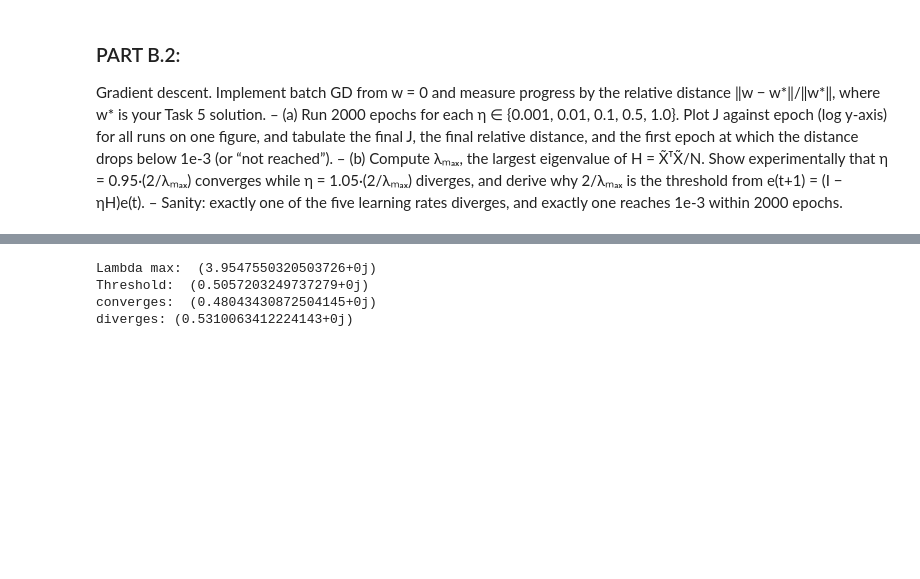
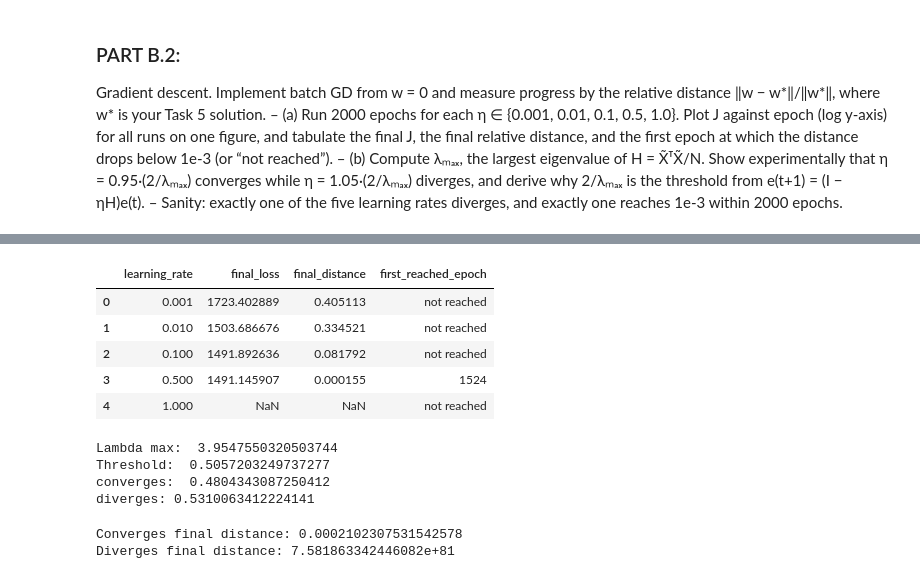
Before and after one commit to RodinaMohamed04/linear-models-and-svm, a Jupyter notebook: lab2.ipynb, the cells around one changed output, grey strips where cells are left out. Drawn from its saved outputs; the diff is of its cells as text; code cells hidden in the pictures; blank space fills up the shorter version.

```diff
--- a/lab2.ipynb
+++ b/lab2.ipynb
@@ -603,13 +672,21 @@ plt.show()
 # %%
+results = []
+
 for lr in learning_rates:
     losses = gd_results[lr]["losses"]
     distances = gd_results[lr]["distances"]
 
-    reached = np.where(np.array(distances) < 1e-3)[0]
-    first_reached_epoch = reached[0] if len(reached) > 0 else None
+    reached = np.where(distances < 1e-3)[0]
 
-    print(
-        f"Learning Rate: {lr}, First Epoch Reached: {first_reached_epoch}, "
-        f"Final Loss: {losses[-1]:.6f}, Final Distance: {distances[-1]:.6f}"
-    )
+    first_reached_epoch = (reached[0] + 1 if len(reached) > 0 else "not reached")
+
+    results.append({
+        "learning_rate": lr,
+        "final_loss": losses[-1],
+        "final_distance": distances[-1],
+        "first_reached_epoch": first_reached_epoch
+    })
+
+results_df = pd.DataFrame(results)
+display(results_df)
 # %% [output]
@@ -621,3 +693,9 @@ Learning Rate: 1.0, First Epoch Reached: None, Final Loss: nan, Final Distance:
+|  | learning_rate | final_loss | final_distance | first_reached_epoch |
+| 0 | 0.001 | 1723.402889 | 0.405113 | not reached |
+| 1 | 0.010 | 1503.686676 | 0.334521 | not reached |
+| 2 | 0.100 | 1491.892636 | 0.081792 | not reached |
+| 3 | 0.500 | 1491.145907 | 0.000155 | 1524 |
+| 4 | 1.000 | NaN | NaN | not reached |
 # %%
 #Compute λₘₐₓ, the largest eigenvalue of H = X̃ᵀX̃/N
 
@@ -625,7 +703,7 @@ N = X_train_bias.shape[0]
 H = (X_train_bias.T @ X_train_bias) / N
 
 # calculate the largest eigenvalue of H
-eigenvalue = np.linalg.eigvals(H)
+eigenvalue = np.linalg.eigvalsh(H)
 lambda_max = np.max(eigenvalue)
 
 # calculating critical rate
@@ -633,15 +711,26 @@ lambda_max = np.max(eigenvalue)
 #η = 0.95·(2/λₘₐₓ) converges and η = 1.05·(2/λₘₐₓ) diverges
 
 eta = 2 / lambda_max
-eta_converges = 0.95 * (2/lambda_max)
-eta_diverges = 1.05 * (2/lambda_max)
+eta_converges = 0.95 * eta
+eta_diverges = 1.05 * eta
 
 print("Lambda max: ",lambda_max)
 print("Threshold: ", eta)
 print("converges: ",eta_converges)
 print("diverges:", eta_diverges)
 # %% [output]
-Lambda max:  (3.9547550320503726+0j)
-Threshold:  (0.5057203249737279+0j)
-converges:  (0.48043430872504145+0j)
-diverges: (0.5310063412224143+0j)
+Lambda max:  3.9547550320503744
+Threshold:  0.5057203249737277
+converges:  0.4804343087250412
+diverges: 0.5310063412224141
+# %%
+w_converges, losses_converges, distances_converges = batch_gradient_descent(X_train_bias, y_train,
+                                                                             W, learning_rate=eta_converges, epochs=2000)
+w_diverges, losses_diverges, distances_diverges = batch_gradient_descent(X_train_bias, y_train,
+                                                                          W, learning_rate=eta_diverges, epochs=2000)
+
+print("Converges final distance:", distances_converges[-1])
+print("Diverges final distance:", distances_diverges[-1])
+# %% [output]
+Converges final distance: 0.0002102307531542578
+Diverges final distance: 7.581863342446082e+81
```
Also changed, not shown: parts of 12 cells of this notebook.
